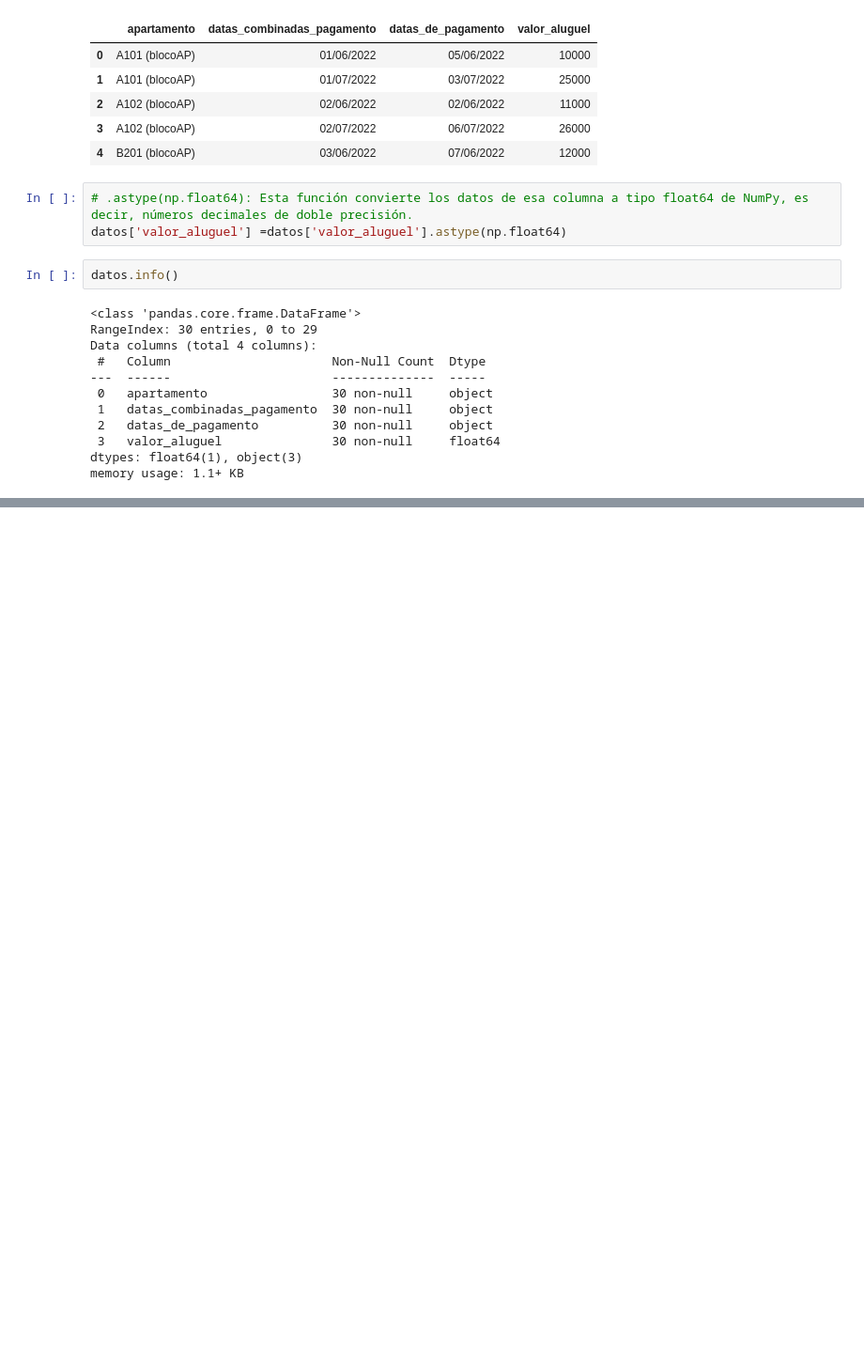
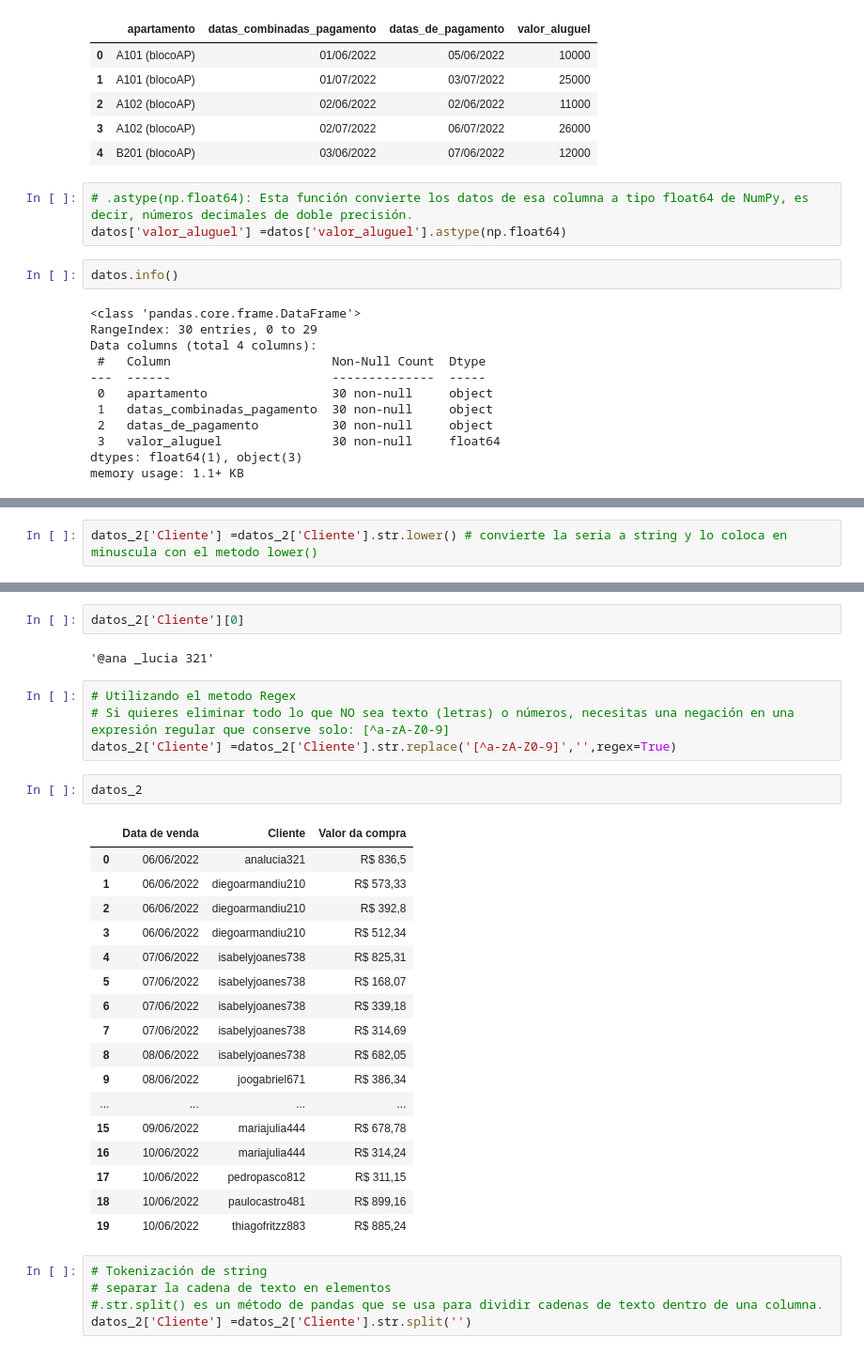
Before and after one commit to Starleen1996/Pandas-E-S, a Jupyter notebook: Tratamiento_Manipulacion_Datos.ipynb, the cells around one changed output, grey strips where cells are left out. Shown at 94% size. Cells and saved outputs as stored; diff of their text form; blank space fills up the shorter version.

```diff
--- a/Tratamiento_Manipulacion_Datos.ipynb
+++ b/Tratamiento_Manipulacion_Datos.ipynb
@@ -246,0 +305,2 @@ memory usage: 1.1+ KB
+# %%
+datos_2['Cliente'] =datos_2['Cliente'].str.lower() # convierte la seria a string y lo coloca en minuscula con el metodo lower()
@@ -246,0 +316,33 @@ memory usage: 1.1+ KB
+# %%
+datos_2['Cliente'][0]
+# %% [output]
+'@ana _lucia 321'
+# %%
+# Utilizando el metodo Regex
+# Si quieres eliminar todo lo que NO sea texto (letras) o números, necesitas una negación en una expresión regular que conserve solo: [^a-zA-Z0-9]
+datos_2['Cliente'] =datos_2['Cliente'].str.replace('[^a-zA-Z0-9]','',regex=True)
+# %%
+datos_2
+# %% [output]
+|  | Data de venda | Cliente | Valor da compra |
+| 0 | 06/06/2022 | analucia321 | R$ 836,5 |
+| 1 | 06/06/2022 | diegoarmandiu210 | R$ 573,33 |
+| 2 | 06/06/2022 | diegoarmandiu210 | R$ 392,8 |
+| 3 | 06/06/2022 | diegoarmandiu210 | R$ 512,34 |
+| 4 | 07/06/2022 | isabelyjoanes738 | R$ 825,31 |
+| 5 | 07/06/2022 | isabelyjoanes738 | R$ 168,07 |
+| 6 | 07/06/2022 | isabelyjoanes738 | R$ 339,18 |
+| 7 | 07/06/2022 | isabelyjoanes738 | R$ 314,69 |
+| 8 | 08/06/2022 | isabelyjoanes738 | R$ 682,05 |
+| 9 | 08/06/2022 | joogabriel671 | R$ 386,34 |
+| ... | ... | ... | ... |
+| 15 | 09/06/2022 | mariajulia444 | R$ 678,78 |
+| 16 | 10/06/2022 | mariajulia444 | R$ 314,24 |
+| 17 | 10/06/2022 | pedropasco812 | R$ 311,15 |
+| 18 | 10/06/2022 | paulocastro481 | R$ 899,16 |
+| 19 | 10/06/2022 | thiagofritzz883 | R$ 885,24 |
+# %%
+# Tokenización de string
+# separar la cadena de texto en elementos
+#.str.split() es un método de pandas que se usa para dividir cadenas de texto dentro de una columna.
+datos_2['Cliente'] =datos_2['Cliente'].str.split('')
```
Also changed, not shown: parts of 12 cells of this notebook.
